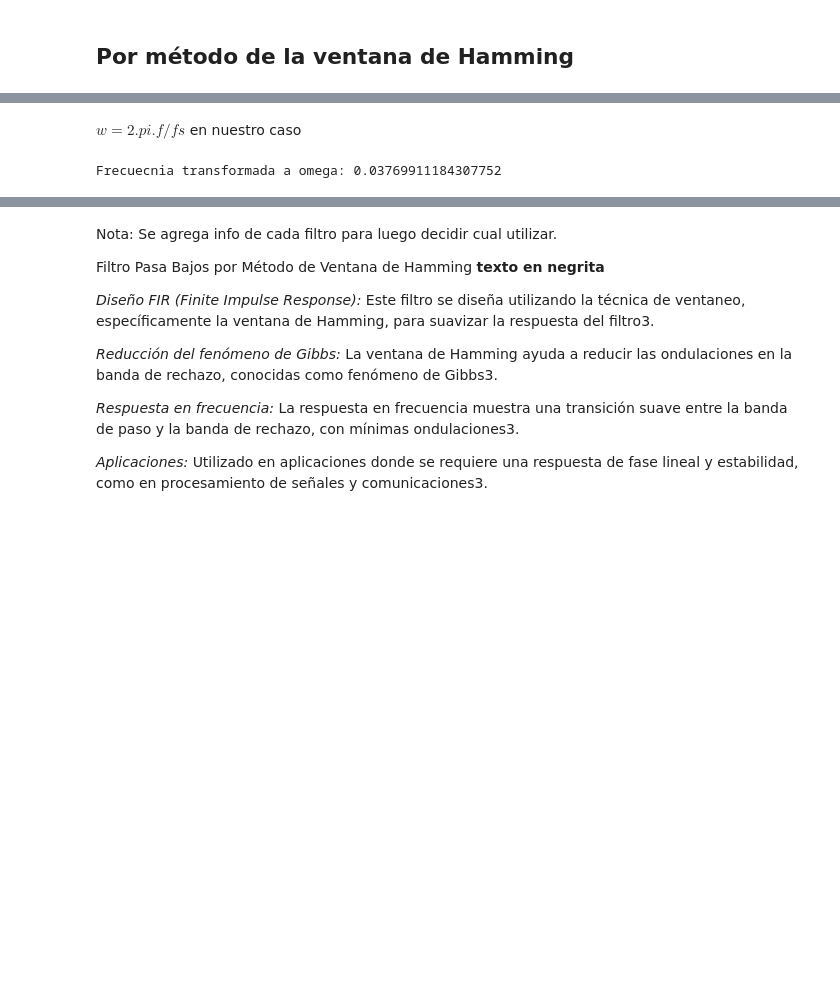
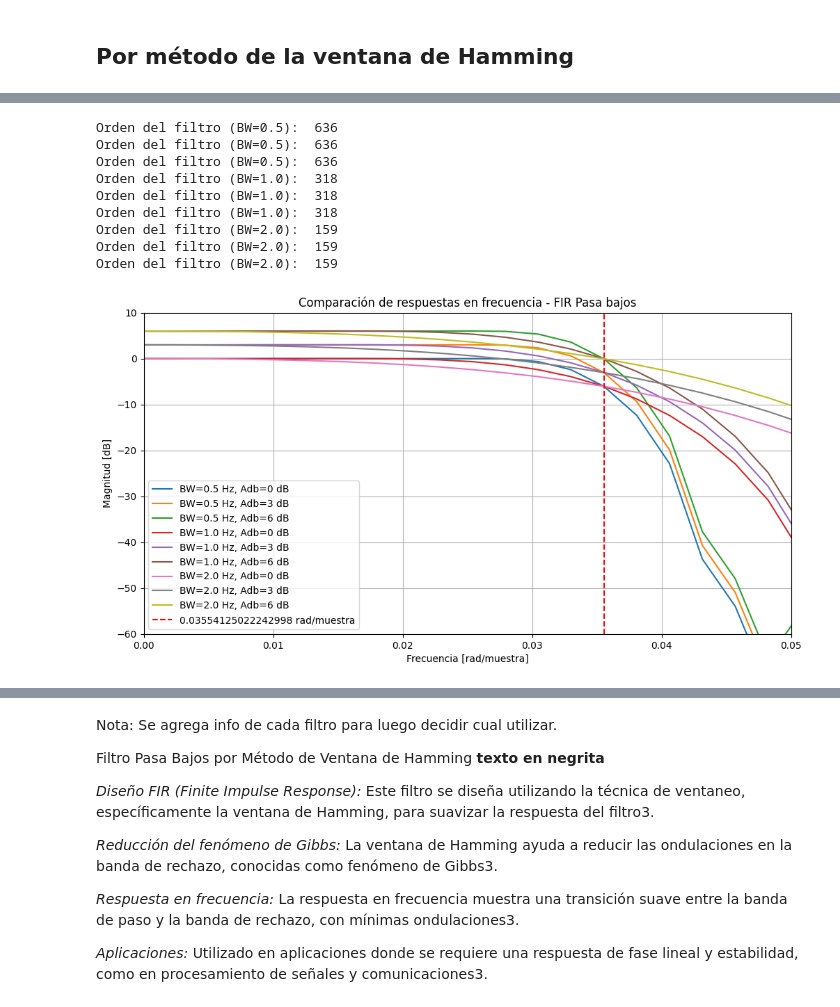
Before and after one commit to alex20022000/Signal_Processing_Project_Ciani-Dalle_Rive_Prieto, a Jupyter notebook: 01_Signal_Processing_Ciani+Dalle_Rive_Prieto.ipynb, the cells around one changed output, grey strips where cells are left out. Saved outputs shown, nothing was run; the diff lists cells and outputs as text; code cells hidden in the pictures; blank space fills up the shorter version.

```diff
--- a/01_Signal_Processing_Ciani+Dalle_Rive_Prieto.ipynb
+++ b/01_Signal_Processing_Ciani+Dalle_Rive_Prieto.ipynb
@@ -666,0 +678,5 @@ Es posble convolucionar los coeficientes del filtro con la señal de entrada.
+# %%
+fc = frec_90
+fs = 500
+w = 2 * np.pi * fc / fs
+print(f"Frecuencia transformada a w = {w:.4f} [rad/muestra]")
@@ -723,13 +792,67 @@ El orden del filtro es:  636
-# %% [markdown]
-$w=2.pi.f/fs$
-en nuestro caso
-# %%
-fc = 3
-fs = 500
-w = 2*np.pi*fc/fs
-print(f"Frecuecnia transformada a omega: {w}")
-# %% [output]
-Frecuecnia transformada a omega: 0.03769911184307752
+# %%
+# Parámetros base
+fc = frec_90  # Frecuencia de corte
+fs = 500  # Frecuencia de muestreo
+N = len(freqs)  # Número de puntos de la FFT
+ganancias = [0, 3, 6]  # Ganancias en dB
+anchos_banda = [0.5, 1.0, 2.0]  # Anchos de banda de transición
+
+# Graficar respuestas en frecuencia para diferentes BW y Adb
+plt.figure(figsize=(12, 6))
+for BW in anchos_banda:
+    for Adb in ganancias:
+        # 1. Frecuencia de corte normalizada en radianes
+        wc = 2 * np.pi * fc / fs
+
+        # 2. Ancho de banda normalizado en radianes
+        bwn = 2 * np.pi * BW / fs
+
+        # 3. Orden estimado del filtro
+        M = int(4 / bwn)
+        print(f'Orden del filtro (BW={BW}): ', M)
+
+        # 4. Respuesta del filtro ideal h1[n]
+        n = np.arange(-M, M)
+        h1 = wc / np.pi * np.sinc(wc * n / np.pi)  # Filtro pasabajas
+
+        # 5. Ventana de Hamming para eliminar el fenómeno de Gibbs
+        win = hamming(len(n))
+
+        # 6. Multiplico la respuesta ideal por la ventana
+        h22 = h1 * win
+
+        # 7. Aplicar la ganancia al filtro
+        A = np.sqrt(10**(0.1 * Adb))
+        h22 = h22 * A
+
+        # 8. Respuesta en frecuencia del filtro
+        w2, Hh2 = signal.freqz(h22, 1, whole=True, worN=N)
+
+        # Graficar
+        plt.plot(w2, 20 * np.log10(abs(Hh2)),
+                 label=f'BW={BW} Hz, Adb={Adb} dB')
+
+# Configurar las etiquetas y mostrar la gráfica
+plt.axvline(x=w, color='r', linestyle='--', label=f'{w} rad/muestra')
+plt.xlabel('Frecuencia [rad/muestra]')
+plt.ylabel('Magnitud [dB]')
+plt.title('Comparación de respuestas en frecuencia - FIR Pasa bajos')
+plt.xlim(0, 0.05)
+plt.ylim(-60, 10)
+plt.legend()
+plt.grid(True)
+plt.show()
+# %% [output]
+Orden del filtro (BW=0.5):  636
+Orden del filtro (BW=0.5):  636
+Orden del filtro (BW=0.5):  636
+Orden del filtro (BW=1.0):  318
+Orden del filtro (BW=1.0):  318
+Orden del filtro (BW=1.0):  318
+Orden del filtro (BW=2.0):  159
+Orden del filtro (BW=2.0):  159
+Orden del filtro (BW=2.0):  159
+[figure, added]
 # %%
 # Aplicar la convolución
 senial_filtrada = np.convolve(seniales_utiles[0], h2, mode='same')
```
Also changed, not shown: parts of 9 cells of this notebook.
